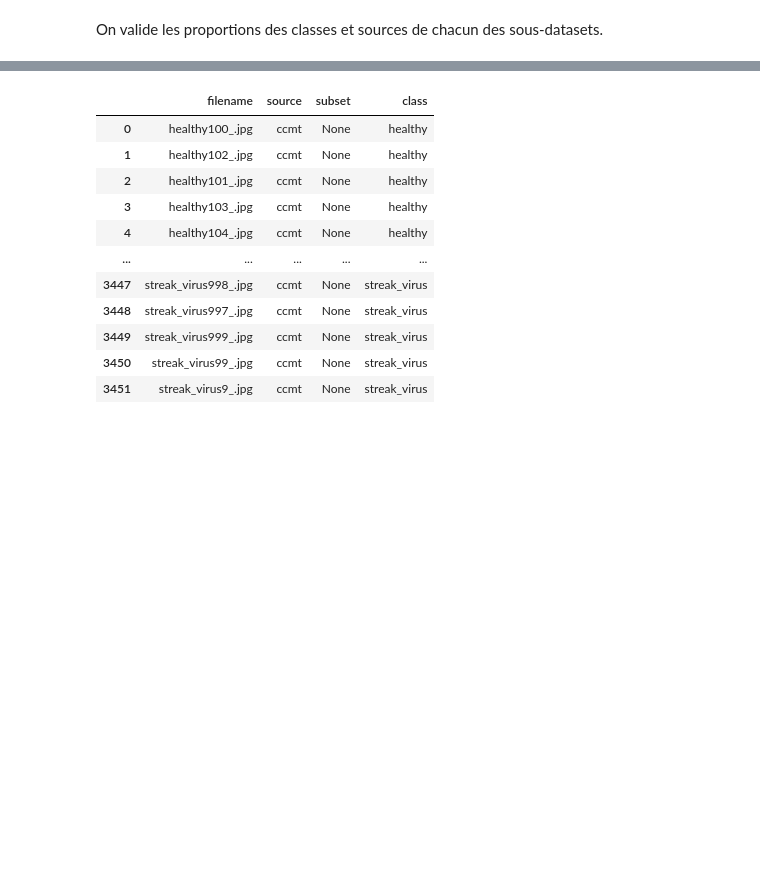
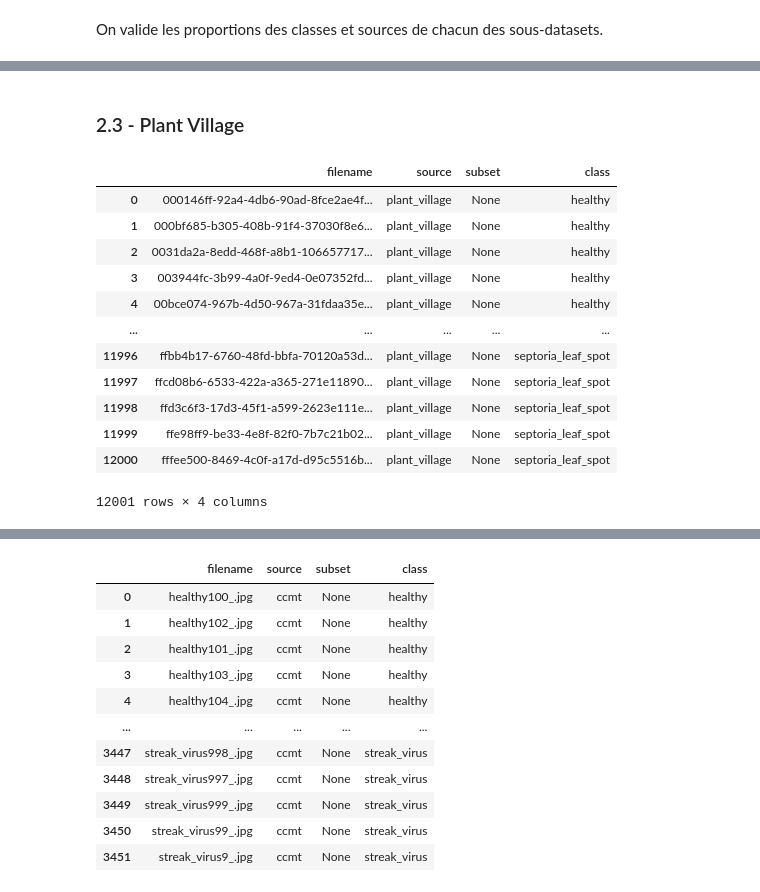
Before and after one commit to maxbhardy/happybud, a Jupyter notebook: training/dataset/create_dataset.ipynb, the cells around one changed output, grey strips where cells are left out. Saved outputs shown, nothing was run; the diff lists cells and outputs as text; code cells hidden in the pictures; blank space fills up the shorter version.

```diff
--- a/training/dataset/create_dataset.ipynb
+++ b/training/dataset/create_dataset.ipynb
@@ -681,0 +806,62 @@ dataset
+# %% [markdown]
+### 2.3 - Plant Village
+# %%
+# Classes
+classes = [
+    "healthy",
+    "early_blight",
+    "late_blight",
+    "mosaic_virus",
+    "yellow_leaf_curl_virus",
+    "septoria_leaf_spot",
+]
+
+source_classes = [
+    "Tomato___healthy",
+    "Tomato___Early_blight",
+    "Tomato___Late_blight",
+    "Tomato___Tomato_mosaic_virus",
+    "Tomato___Tomato_Yellow_Leaf_Curl_Virus",
+    "Tomato___Septoria_leaf_spot",
+]
+
+
+# ccmt_dataset = pd.DataFrame(columns=["filename", "source"] + classes)
+plantvillage_dataset = []
+
+# Copier les images et écrire dans le dataset
+source = pathlib.Path("../data/plantvillage dataset/color/")
+dest = pathlib.Path("tomato")
+
+for c, sc in zip(classes, source_classes):
+    files = list((source / sc).iterdir())
+    filenames = [f.name.replace(" ", "_") for f in files]
+
+    tmp_dataset = pd.DataFrame(
+        {"filename": filenames, "source": "plant_village", "subset": None, "class": c},
+    )
+
+    plantvillage_dataset.append(tmp_dataset)
+
+    # Copie du fichier
+    for f in files:
+        if not (dest / f.name).exists():
+            shutil.copy2(f, dest / f.name.replace(" ", "_"))
+
+
+plantvillage_dataset = pd.concat(plantvillage_dataset, ignore_index=True)
+plantvillage_dataset
+# %% [output]
+|  | filename | source | subset | class |
+| 0 | 000146ff-92a4-4db6-90ad-8fce2ae4f... | plant_village | None | healthy |
+| 1 | 000bf685-b305-408b-91f4-37030f8e6... | plant_village | None | healthy |
+| 2 | 0031da2a-8edd-468f-a8b1-106657717... | plant_village | None | healthy |
+| 3 | 003944fc-3b99-4a0f-9ed4-0e07352fd... | plant_village | None | healthy |
+| 4 | 00bce074-967b-4d50-967a-31fdaa35e... | plant_village | None | healthy |
+| ... | ... | ... | ... | ... |
+| 11996 | ffbb4b17-6760-48fd-bbfa-70120a53d... | plant_village | None | septoria_leaf_spot |
+| 11997 | ffcd08b6-6533-422a-a365-271e11890... | plant_village | None | septoria_leaf_spot |
+| 11998 | ffd3c6f3-17d3-45f1-a599-2623e111e... | plant_village | None | septoria_leaf_spot |
+| 11999 | ffe98ff9-be33-4e8f-82f0-7b7c21b02... | plant_village | None | septoria_leaf_spot |
+| 12000 | fffee500-8469-4c0f-a17d-d95c5516b... | plant_village | None | septoria_leaf_spot |
+12001 rows × 4 columns
```
Also changed, not shown: parts of 38 cells of this notebook.
